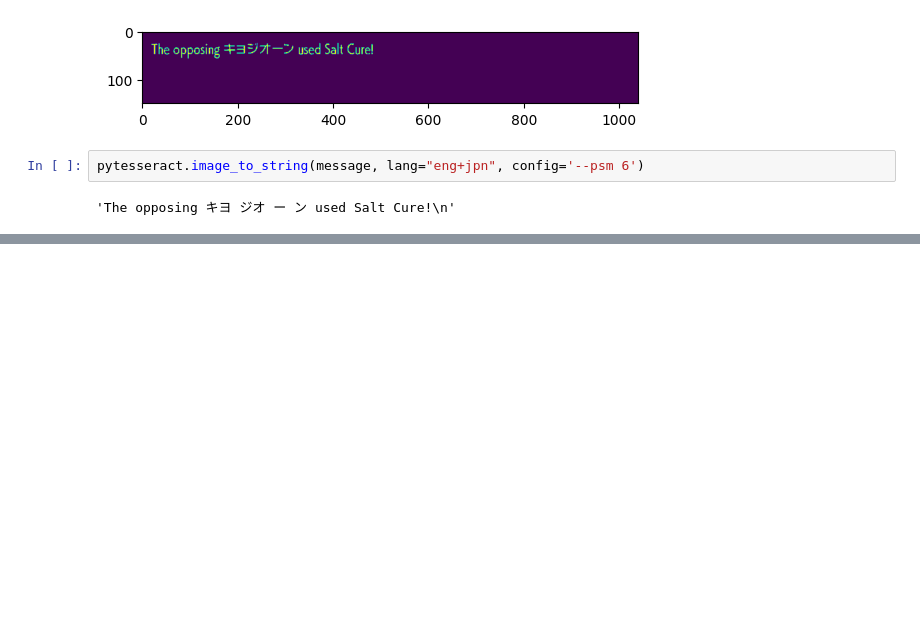
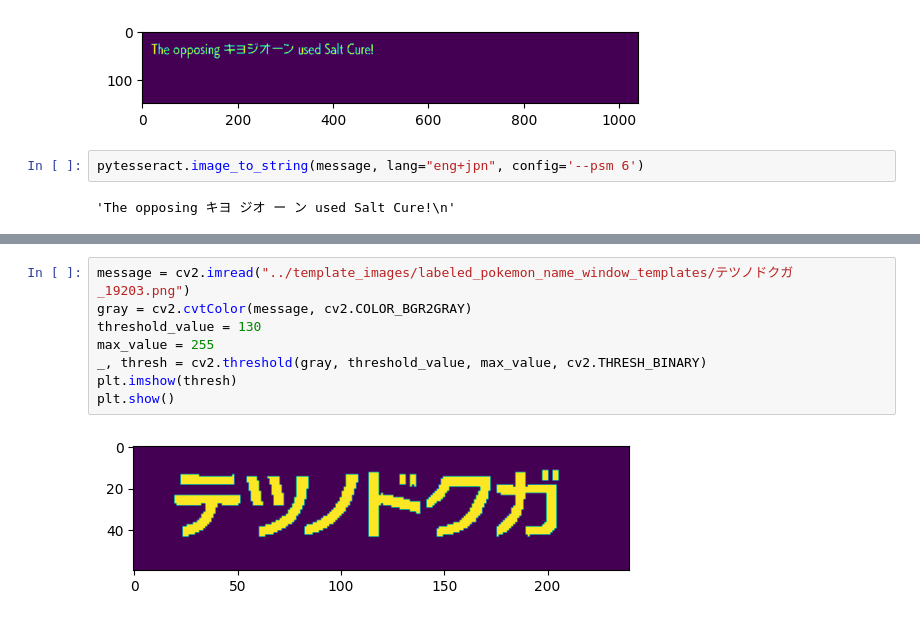
Before and after one commit to fufufukakaka/poke_battle_logger, a Jupyter notebook: notebook/対戦中のポケモン名抽出_tesseract検証.ipynb, the cells around one changed output, grey strips where cells are left out. Cells and saved outputs as stored; diff of their text form; blank space fills up the shorter version.

```diff
--- a/notebook/対戦中のポケモン名抽出_tesseract検証.ipynb
+++ b/notebook/対戦中のポケモン名抽出_tesseract検証.ipynb
@@ -225,0 +240,10 @@ pytesseract.image_to_string(message, lang="eng+jpn", config='--psm 6')
+# %%
+message = cv2.imread("../template_images/labeled_pokemon_name_window_templates/テツノドクガ_19203.png")
+gray = cv2.cvtColor(message, cv2.COLOR_BGR2GRAY)
+threshold_value = 130
+max_value = 255
+_, thresh = cv2.threshold(gray, threshold_value, max_value, cv2.THRESH_BINARY)
+plt.imshow(thresh)
+plt.show()
+# %% [output]
+[figure, added]
```
Also changed, not shown: parts of 2 cells of this notebook, 1 other file.
